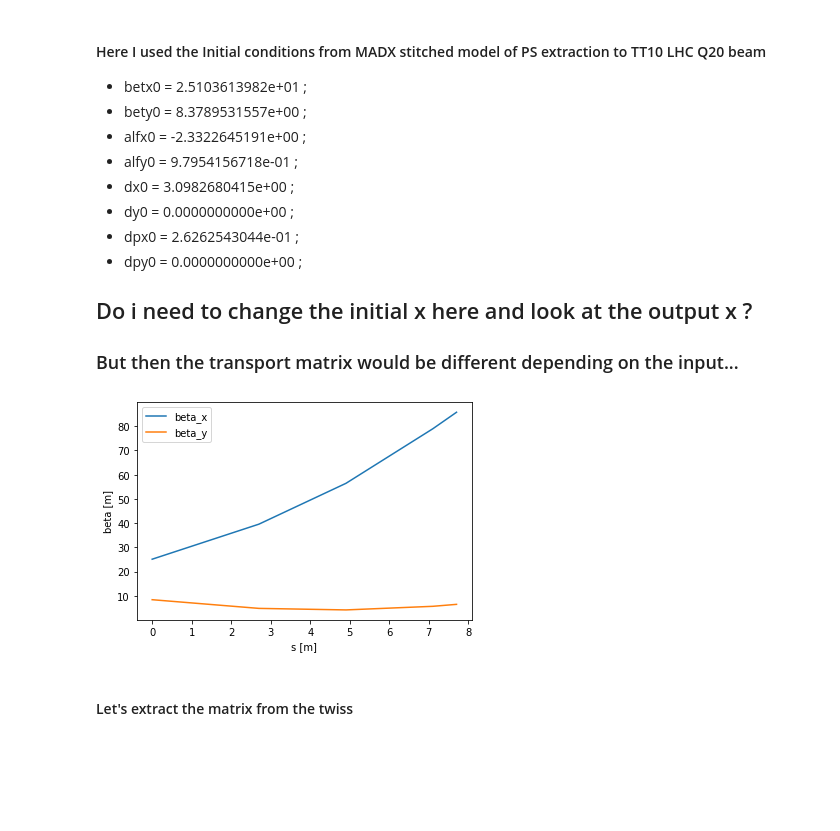
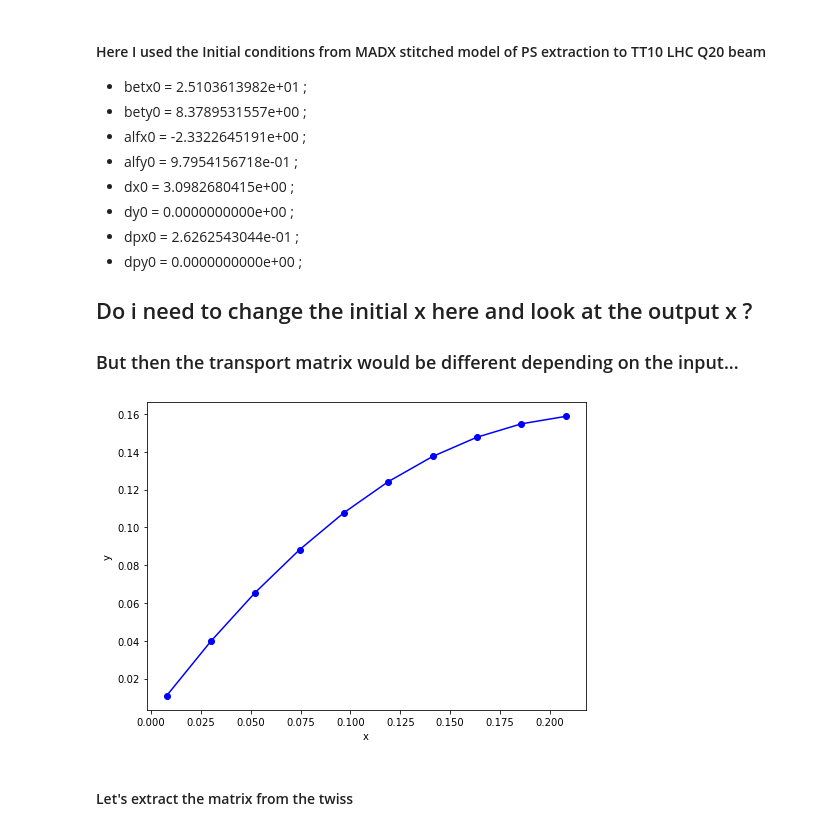
Before and after one commit to eliottjohnson/MADX-Examples-Eliott, a Jupyter notebook: PS_Extraction_Cpymad.ipynb, the cells around one changed output. Drawn from its saved outputs; the diff is of its cells as text; code cells hidden in the pictures; blank space fills up the shorter version.

```diff
--- a/PS_Extraction_Cpymad.ipynb
+++ b/PS_Extraction_Cpymad.ipynb
@@ -77,36 +77,45 @@ madx.use(sequence="FT16")
 
 ## Do i need to change the initial x here and look at the output x ?
 ### But then the transport matrix would be different depending on the input...
-# %%
-LHCx = 1.078422e-01
-
-twiss = madx.twiss(betx=2.5103613982e+01, bety=8.3789531557e+00,
-                   alfx=-2.3322645191e+00, alfy=9.7954156718e-01,
-                   x=LHCx,
-                   dx=3.0982680415e+00, dy=0.0000000000e+00,
-                   dpx=2.6262543044e-01, dpy=0.0000000000e+00,
-                   rmatrix=True).dframe()
-
-plt.plot(twiss.s, twiss.betx,label='beta_x')
-plt.plot(twiss.s, twiss.bety,label='beta_y')
-
-#twiss = madx.twiss(betx=2.5103613982e+01, bety=8.3789531557e+00,
-#                   alfx=-2.3322645191e+00, alfy=9.7954156718e-01,
-#                   x=LHCx+1,
-#                   dx=3.0982680415e+00, dy=0.0000000000e+00,
-#                   dpx=2.6262543044e-01, dpy=0.0000000000e+00,
-#                   rmatrix=True).dframe()
-#
-#plt.plot(twiss.s, twiss.betx,label='beta_x')
-#plt.plot(twiss.s, twiss.bety,label='beta_y')
-
-
-plt.xlabel('s [m]')
-plt.ylabel('beta [m]')
-plt.legend()
-plt.show()
-# %% [output]
-[figure, removed]
+# %%
+LHCx = 1.078422e-01
+LHCxp = 3.131043e-02
+TOFx = 1.173072e-01
+TOFxp = 2.975372e-02
+ADx = 1.101851e-01
+ADxp = 2.973021e-02
+
+
+values_lim = 0.1 # calculate the coefficient in the range +/-values_lim
+values_no = 10;
+xvalues = np.linspace(-values_lim, values_lim, values_no)+LHCx # This centers the linspace around the position of the beam
+yvalues = np.zeros(values_no)
+vectorOld = np.array([[0.], [0.], [0.], [0.], [0.], [0.]])
+
+for i in range (0,values_no):
+
+    twiss = madx.twiss(betx=2.5103613982e+01, bety=8.3789531557e+00,
+                       alfx=-2.3322645191e+00, alfy=9.7954156718e-01,
+                       x=xvalues[i],
+                       dx=3.0982680415e+00, dy=0.0000000000e+00,
+                       dpx=2.6262543044e-01, dpy=0.0000000000e+00,
+                       rmatrix=True).dframe()
+
+    matExtracted = get_matrix_from_twiss(twiss)
+
+    vectorOld[0]=xvalues[i]
+    vectorNew = np.dot(matExtracted,vectorOld) # Matrix multiplication
+    yvalues[i]=vectorNew[0]
+
+fig, ax = plt.subplots(1, 1, figsize=(7,5), tight_layout=True, sharex=True)
+
+ax.plot(xvalues, yvalues, marker = 'o', color = 'b')
+ax.set_xlabel("x")
+ax.set_ylabel("y")
+
+plt.show()
+# %% [output]
+[figure, added]
 # %% [markdown]
 #### Let's extract the matrix from the twiss
 # %%
```
Also changed, not shown: parts of 1 cell of this notebook.
